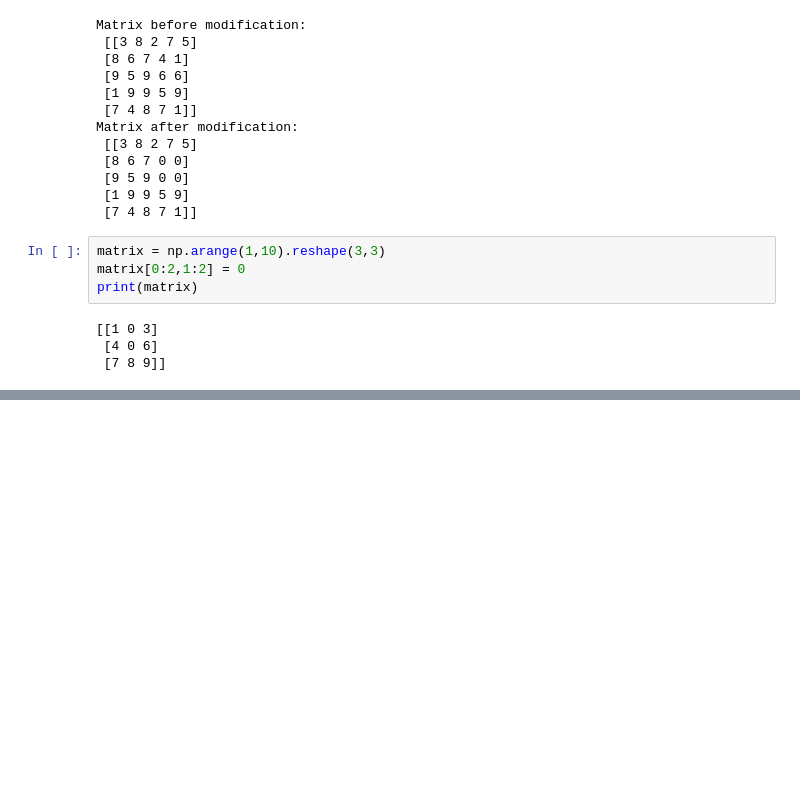
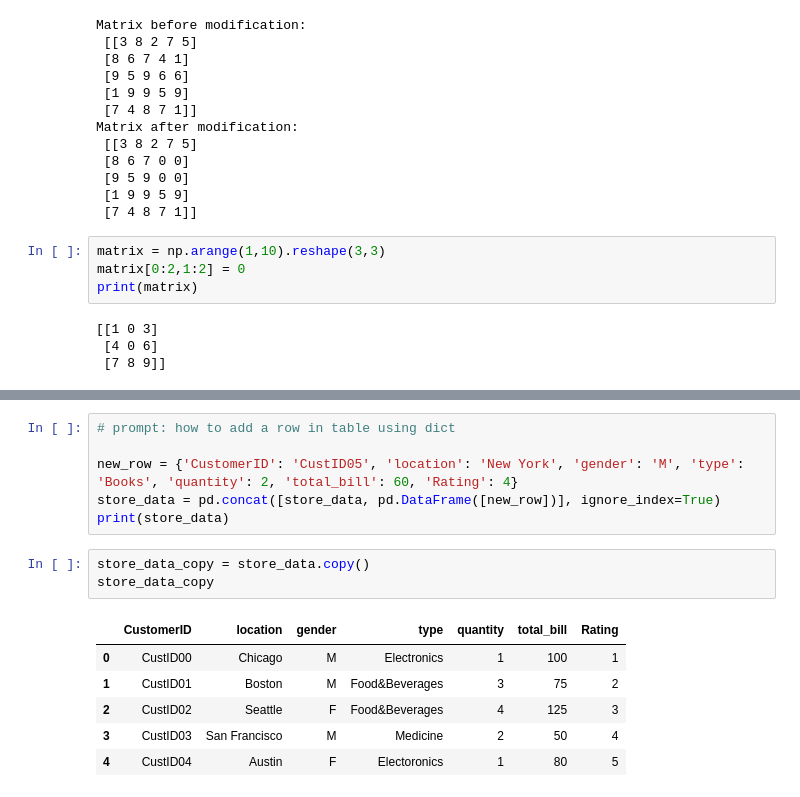
Before and after one commit to Mahal09/Python, a Jupyter notebook: Week2_Numpy.ipynb, the cells around one changed output, grey strips where cells are left out. Saved outputs shown, nothing was run; the diff lists cells and outputs as text; blank space fills up the shorter version.

```diff
--- a/Week2_Numpy.ipynb
+++ b/Week2_Numpy.ipynb
@@ -568,0 +1147,16 @@ print(matrix)
+# %%
+# prompt: how to add a row in table using dict
+
+new_row = {'CustomerID': 'CustID05', 'location': 'New York', 'gender': 'M', 'type': 'Books', 'quantity': 2, 'total_bill': 60, 'Rating': 4}
+store_data = pd.concat([store_data, pd.DataFrame([new_row])], ignore_index=True)
+print(store_data)
+# %%
+store_data_copy = store_data.copy()
+store_data_copy
+# %% [output]
+|  | CustomerID | location | gender | type | quantity | total_bill | Rating |
+| 0 | CustID00 | Chicago | M | Electronics | 1 | 100 | 1 |
+| 1 | CustID01 | Boston | M | Food&Beverages | 3 | 75 | 2 |
+| 2 | CustID02 | Seattle | F | Food&Beverages | 4 | 125 | 3 |
+| 3 | CustID03 | San Francisco | M | Medicine | 2 | 50 | 4 |
+| 4 | CustID04 | Austin | F | Electoronics | 1 | 80 | 5 |
```
Also changed, not shown: parts of 72 cells of this notebook.
